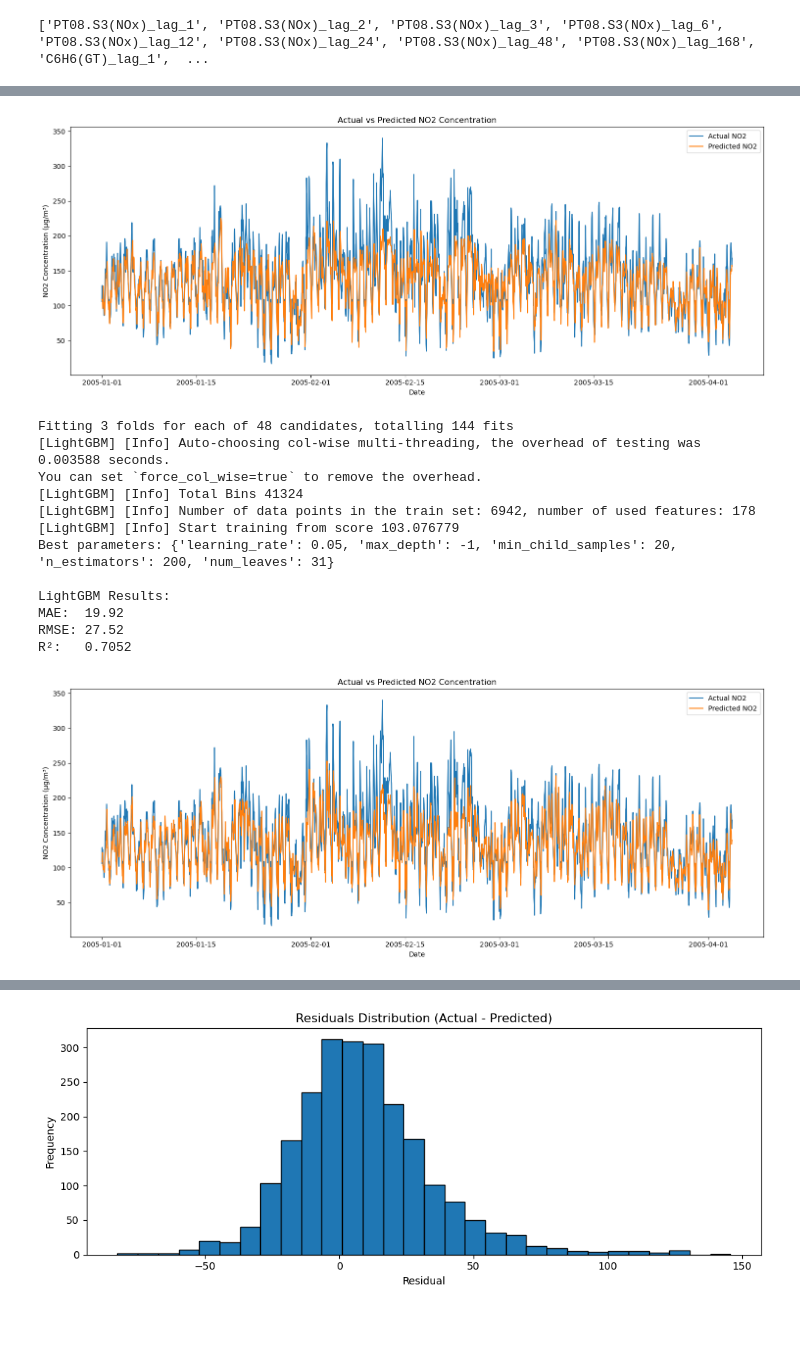
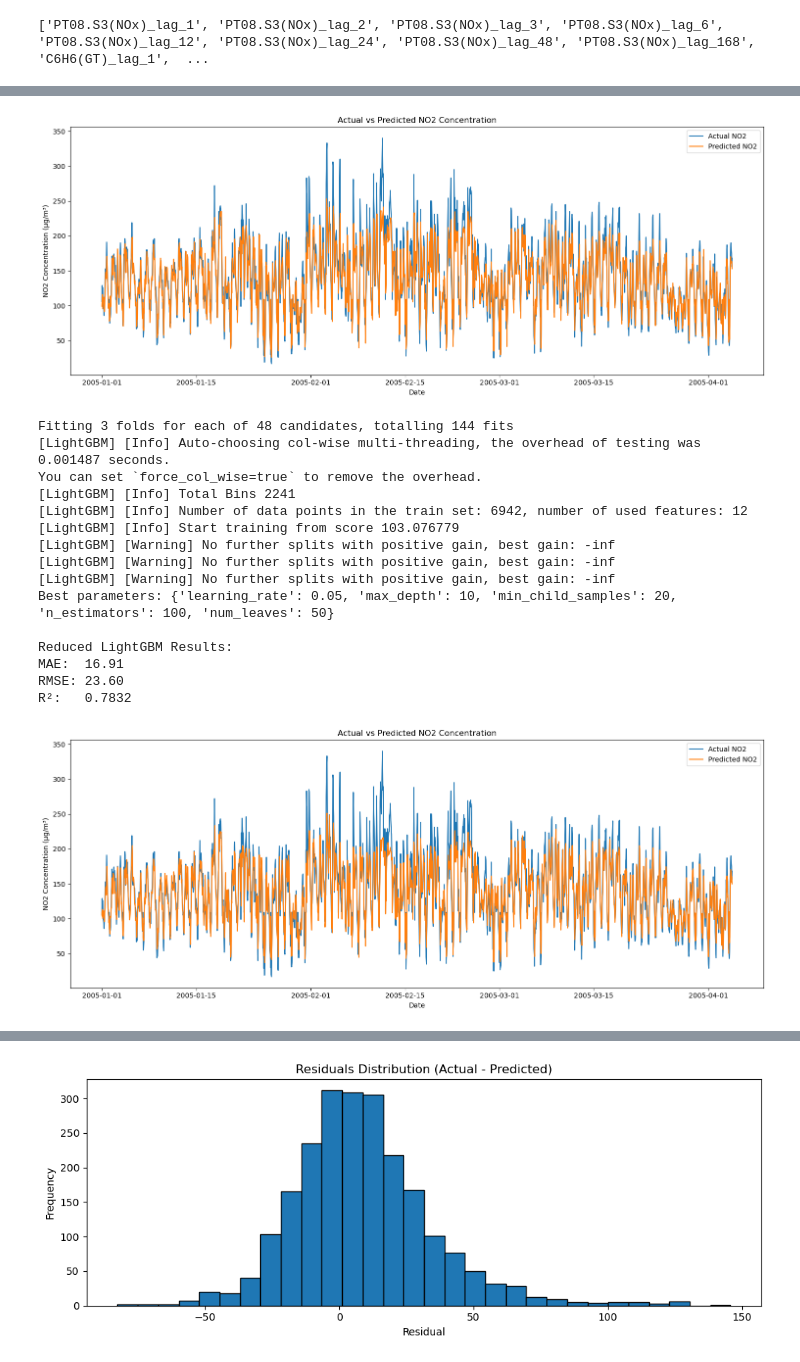
Before and after one commit to JacobL04/air-quality-prediction, a Jupyter notebook: notebooks/air_quality_analysis.ipynb, the cells around one changed output, grey strips where cells are left out. Drawn from its saved outputs; the diff is of its cells as text; code cells hidden in the pictures; blank space fills up the shorter version.

```diff
--- a/notebooks/air_quality_analysis.ipynb
+++ b/notebooks/air_quality_analysis.ipynb
@@ -443,0 +479,7 @@ No NaN was found
+# %%
+# One Year data, train on 2004 and test on 2005 (couple months in 2025)
+train = D[:"2004-12-31"]
+test = D["2005-01-01":]
+
+X_train_full, y_train_full = train.drop(columns=["NO2_t+1"]), train["NO2_t+1"]
+X_test_full, y_test_full = test.drop(columns=["NO2_t+1"]), test["NO2_t+1"]
@@ -890,10 +960,10 @@ Average MAE (CV): 24.82
 plt.figure(figsize=(15,6))
 
 # Actual NO2
-plt.plot(y_test.index, y_test, label="Actual NO2")
+plt.plot(y_test_full.index, y_test_full, label="Actual NO2")
 # Predicted NO2
-plt.plot(y_test.index, rf_y_predict, label="Predicted NO2")
-y_test.values[:500]
+plt.plot(y_test_full.index, rf_y_predict_reduced, label="Predicted NO2")
+y_test_full.values[:500]
 plt.xlabel("Date")
 plt.ylabel("NO2 Concentration (µg/m³)")
 plt.title("Actual vs Predicted NO2 Concentration")
@@ -901,21 +971,21 @@ plt.legend()
 plt.tight_layout()
 plt.show()
 # %% [output]
-[figure, old version]
+[figure, new version]
 # %%
 import lightgbm as lgb
 from sklearn.model_selection import TimeSeriesSplit, GridSearchCV
 from sklearn.metrics import mean_absolute_error, mean_squared_error, r2_score
 import numpy as np
 
-# --------------------------
-# Time-aware train/test split
-# --------------------------
-train = D[:"2004-12-31"]
-test = D["2005-01-01":]
+# # --------------------------
+# # Time-aware train/test split
+# # --------------------------
+# train = D[:"2004-12-31"]
+# test = D["2005-01-01":]
 
-X_train, X_test = train[rf_features_all], test[rf_features_all]
-y_train, y_test = train["NO2_t+1"], test["NO2_t+1"]
+# X_train, X_test = train[rf_features_all], test[rf_features_all]
+# y_train, y_test = train["NO2_t+1"], test["NO2_t+1"]
 
 # --------------------------
 # LightGBM Regressor
@@ -933,6 +1003,8 @@ param_grid = {
     'min_child_samples': [10, 20]
 }
 
+
+
 # --------------------------
 # Time-aware Cross-validation
 # --------------------------
@@ -947,34 +1019,41 @@ grid = GridSearchCV(
     verbose=1
 )
 
-grid.fit(X_train, y_train)
+# grid.fit(X_train, y_train)
+grid.fit(X_train_tree_reduced, y_train_full)
+
 
 # --------------------------
 # Evaluate on Test Set
 # --------------------------
 best_lgb_model = grid.best_estimator_
-lgb_y_pred = best_lgb_model.predict(X_test)
+# lgb_y_pred = best_lgb_model.predict(X_test)
+lgb_y_pred = best_lgb_model.predict(X_test_tree_reduced)
 
-mae = mean_absolute_error(y_test, lgb_y_pred)
-rmse = np.sqrt(mean_squared_error(y_test, lgb_y_pred))
-r2 = r2_score(y_test, lgb_y_pred)
+
+mae = mean_absolute_error(y_test_full, lgb_y_pred)
+rmse = np.sqrt(mean_squared_error(y_test_full, lgb_y_pred))
+r2 = r2_score(y_test_full, lgb_y_pred)
 
 print("Best parameters:", grid.best_params_)
-print("\nLightGBM Results:")
+print("\nReduced LightGBM Results:")
 print(f"MAE:  {mae:.2f}")
 print(f"RMSE: {rmse:.2f}")
 print(f"R²:   {r2:.4f}")
 # %% [output]
 Fitting 3 folds for each of 48 candidates, totalling 144 fits
-[LightGBM] [Info] Auto-choosing col-wise multi-threading, the overhead of testing was 0.003588 seconds.
+[LightGBM] [Info] Auto-choosing col-wise multi-threading, the overhead of testing was 0.001487 seconds.
 You can set `force_col_wise=true` to remove the overhead.
-[LightGBM] [Info] Total Bins 41324
-[LightGBM] [Info] Number of data points in the train set: 6942, number of used features: 178
+[LightGBM] [Info] Total Bins 2241
+[LightGBM] [Info] Number of data points in the train set: 6942, number of used features: 12
 [LightGBM] [Info] Start training from score 103.076779
-Best parameters: {'learning_rate': 0.05, 'max_depth': -1, 'min_child_samples': 20, 'n_estimators': 200, 'num_leaves': 31}
+[LightGBM] [Warning] No further splits with positive gain, best gain: -inf
+[LightGBM] [Warning] No further splits with positive gain, best gain: -inf
+[LightGBM] [Warning] No further splits with positive gain, best gain: -inf
+Best parameters: {'learning_rate': 0.05, 'max_depth': 10, 'min_child_samples': 20, 'n_estimators': 100, 'num_leaves': 50}
 
-LightGBM Results:
-MAE:  19.92
-RMSE: 27.52
-R²:   0.7052
+Reduced LightGBM Results:
+MAE:  16.91
+RMSE: 23.60
+R²:   0.7832
 # %%
@@ -990,18 +1070,18 @@ R²:   0.7052
 # %%
 plt.figure(figsize=(15,6))
 
 # Actual NO2
-plt.plot(y_test.index, y_test, label="Actual NO2")
+plt.plot(y_test_full.index, y_test_full, label="Actual NO2")
 # Predicted NO2
-plt.plot(y_test.index, lgb_y_pred, label="Predicted NO2")
+plt.plot(y_test_full.index, lgb_y_pred, label="Predicted NO2")
 plt.xlabel("Date")
 plt.ylabel("NO2 Concentration (µg/m³)")
 plt.title("Actual vs Predicted NO2 Concentration")
 plt.legend()
 plt.tight_layout()
 plt.show()
 # %% [output]
-[figure, old version]
+[figure, new version]
 # %%
 import matplotlib.pyplot as plt
 
```
Also changed, not shown: parts of 32 cells of this notebook.
